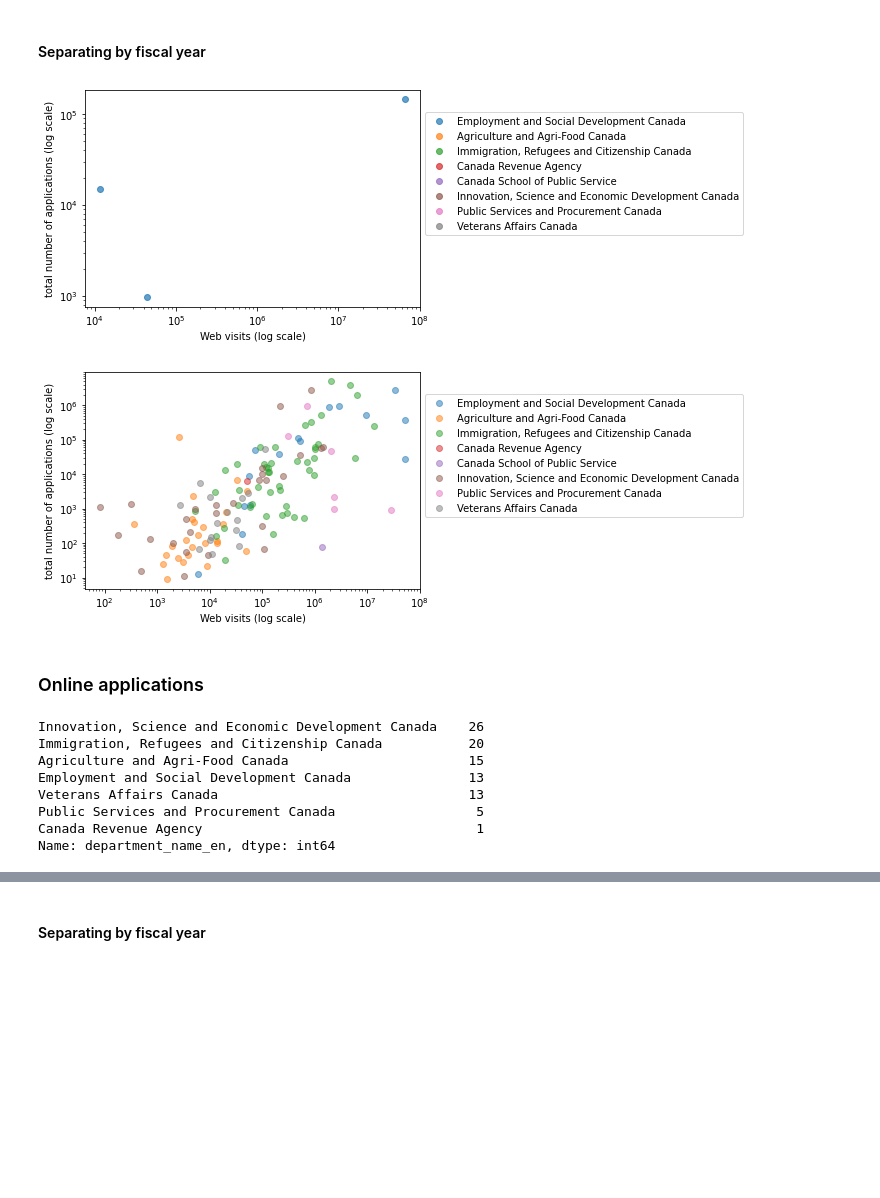
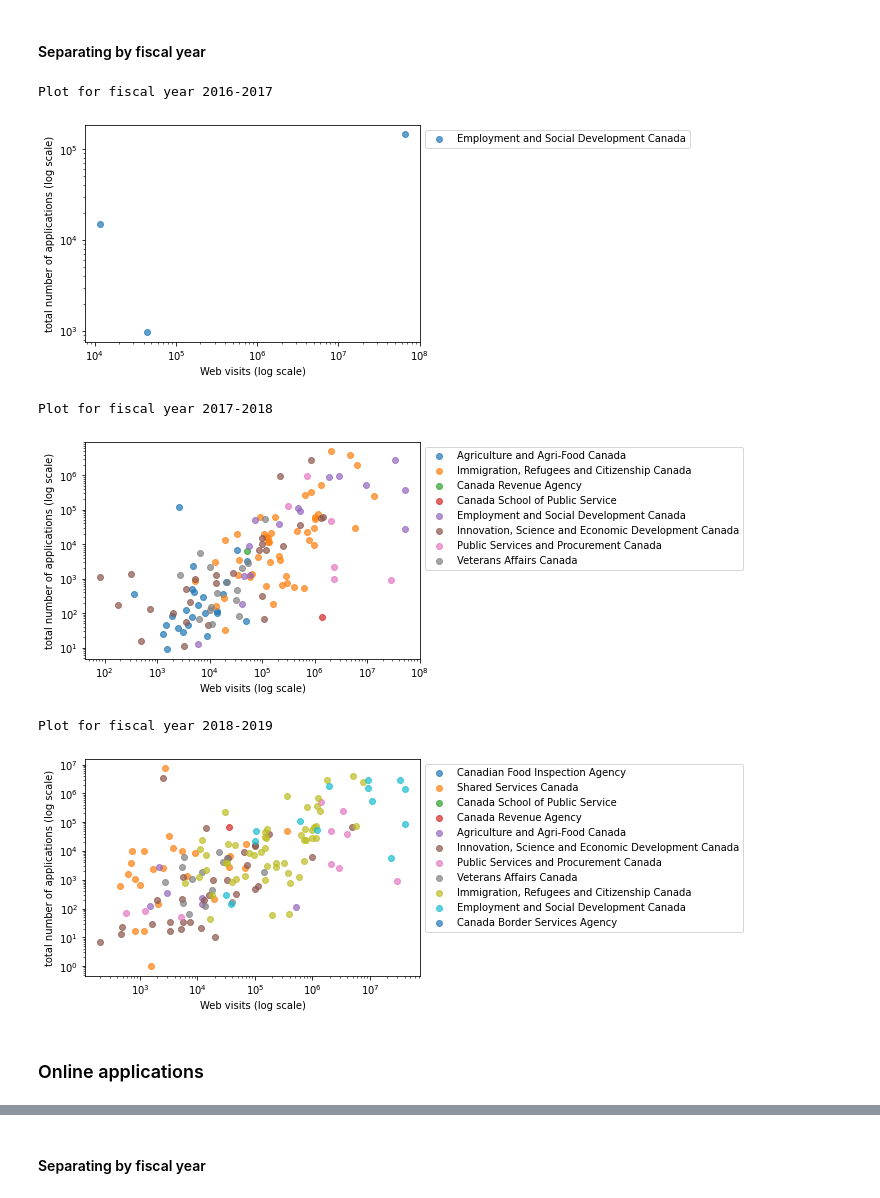
Before and after one commit to d-ta/GC-Service-Inventory-EDA, a Jupyter notebook: GC Service Inventory_DJ.ipynb, the cells around one changed output, grey strips where cells are left out. Saved outputs shown, nothing was run; the diff lists cells and outputs as text; code cells hidden in the pictures; blank space fills up the shorter version.

Commit message:
separated gtaphs by year

```diff
--- a/GC Service Inventory_DJ.ipynb
+++ b/GC Service Inventory_DJ.ipynb
@@ -86,7 +120,7 @@ df_inv.fiscal_yr.unique()
 array(['2016-2017', '2017-2018', '2018-2019'], dtype=object)
 # %%
 departments = df_inv[df_inv.fiscal_yr == '2016-2017'].department_name_en.unique()
-df = df_inv[df_inv.department_name_en.isin(departments) & (df_inv.fiscal_yr != '2018-2019')]
+df = df_inv[df_inv.department_name_en.isin(departments)]
 # %%
 df.head()
 # %% [output]
@@ -166,39 +195,31 @@ plt.show()
 # %% [markdown]
 #### Separating by fiscal year
 # %%
-#Fiscal Year 2016-2017
+for year in df_web.fiscal_yr.unique():
+    print('Plot for fiscal year', year)
+    df_web_cur = df_web[df_web.fiscal_yr == year]
 
-df_web_16_17 = df_web[df_web.fiscal_yr == '2016-2017']
+    #Data is currently available for the following department
+    departments_web_cur = df_web_cur.department_name_en.unique()
 
-for dept in departments_web:
-    temp_df = df_web_16_17[df_web_16_17.department_name_en == dept]
-    plt.scatter(x = temp_df.web_visits_info_service, y = temp_df.total_applications, label=dept, alpha = 0.7)
+    #Plot
+    for dept in departments_web_cur:
+        temp_df = df_web_cur[df_web_cur.department_name_en == dept]
+        plt.scatter(x = temp_df.web_visits_info_service, y = temp_df.total_applications, label=dept, alpha = 0.7)
 
-plt.xscale('log')
-plt.yscale('log')
-plt.xlabel('Web visits (log scale)')
-plt.ylabel('total number of applications (log scale)')
-plt.legend(bbox_to_anchor=(1, 0.92))
-plt.show()
+    plt.xscale('log')
+    plt.yscale('log')
+    plt.xlabel('Web visits (log scale)')
+    plt.ylabel('total number of applications (log scale)')
+    plt.legend(bbox_to_anchor=(1, 1))
+    plt.show()
 # %% [output]
+Plot for fiscal year 2016-2017
-[figure, old version]
+[figure, new version]
+Plot for fiscal year 2017-2018
+[figure, added]
+Plot for fiscal year 2018-2019
+[figure, added]
-# %%
-#Fiscal Year 2017-2018
-
-df_web_17_18 = df_web[df_web.fiscal_yr == '2017-2018']
-
-for dept in departments_web:
-    temp_df = df_web_17_18[df_web_17_18.department_name_en == dept]
-    plt.scatter(x = temp_df.web_visits_info_service, y = temp_df.total_applications, label=dept, alpha = 0.5)
-
-plt.xscale('log')
-plt.yscale('log')
-plt.xlabel('Web visits (log scale)')
-plt.ylabel('total number of applications (log scale)')
-plt.legend(bbox_to_anchor=(1, 0.92))
-plt.show()
-# %% [output]
-[figure, removed]
 # %% [markdown]
 ### Online applications
 # %%
@@ -207,16 +231,3 @@ df_online = df_web[df_web.online_applications != 0]
-# %%
-#Remaining departments
-departments_online = df_online.department_name_en.unique()
-df_online.department_name_en.value_counts()
-# %% [output]
-Innovation, Science and Economic Development Canada    26
-Immigration, Refugees and Citizenship Canada           20
-Agriculture and Agri-Food Canada                       15
-Employment and Social Development Canada               13
-Veterans Affairs Canada                                13
-Public Services and Procurement Canada                  5
-Canada Revenue Agency                                   1
-Name: department_name_en, dtype: int64
 # %%
 #plot
 for dept in departments_online:
```
Also changed, not shown: parts of 21 cells of this notebook.
